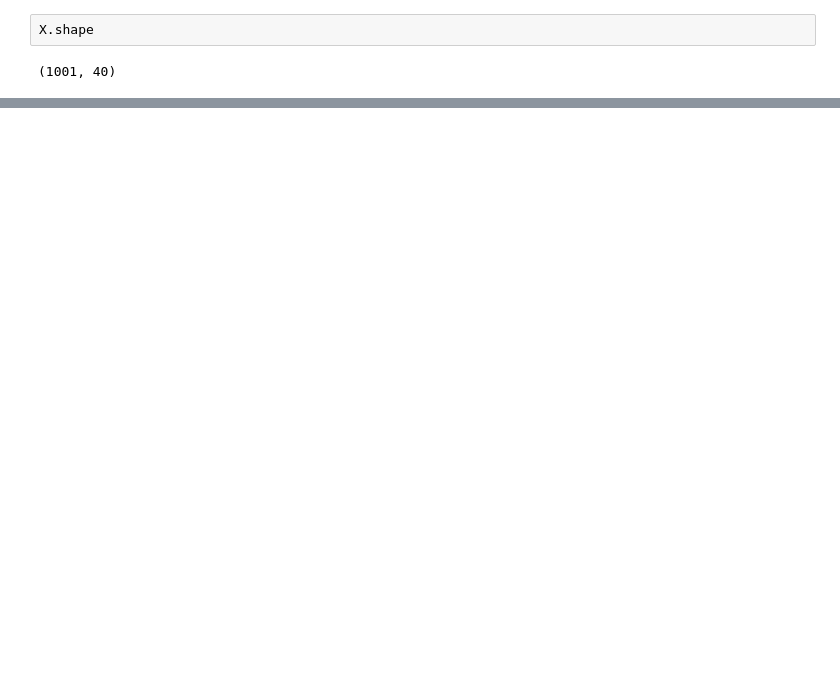
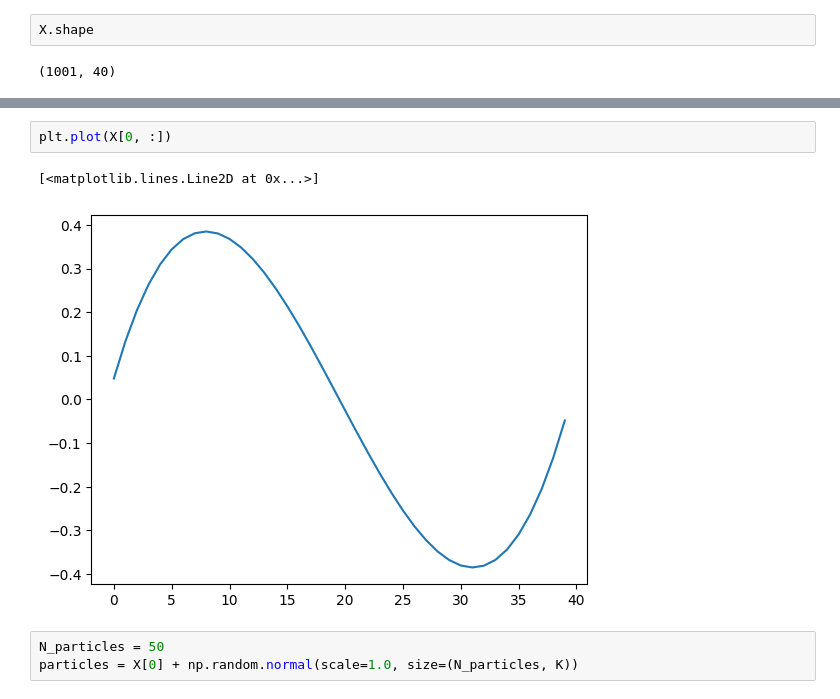
Before and after one commit to hojjatks/ACM-270-Project, a Jupyter notebook: ENKF.ipynb, the cells around one changed output, grey strips where cells are left out. Drawn from its saved outputs; the diff is of its cells as text; blank space fills up the shorter version.

```diff
--- a/ENKF.ipynb
+++ b/ENKF.ipynb
@@ -90,0 +117,8 @@ X.shape
+# %%
+plt.plot(X[0, :])
+# %% [output]
+[<matplotlib.lines.Line2D at 0x...>]
+[figure, added]
+# %%
+N_particles = 50
+particles = X[0] + np.random.normal(scale=1.0, size=(N_particles, K))
```
Also changed, not shown: parts of 35 cells of this notebook.
